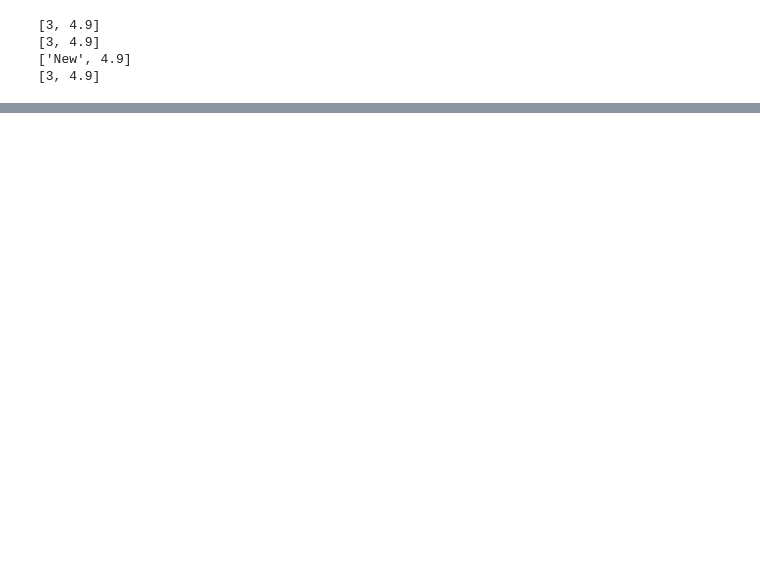
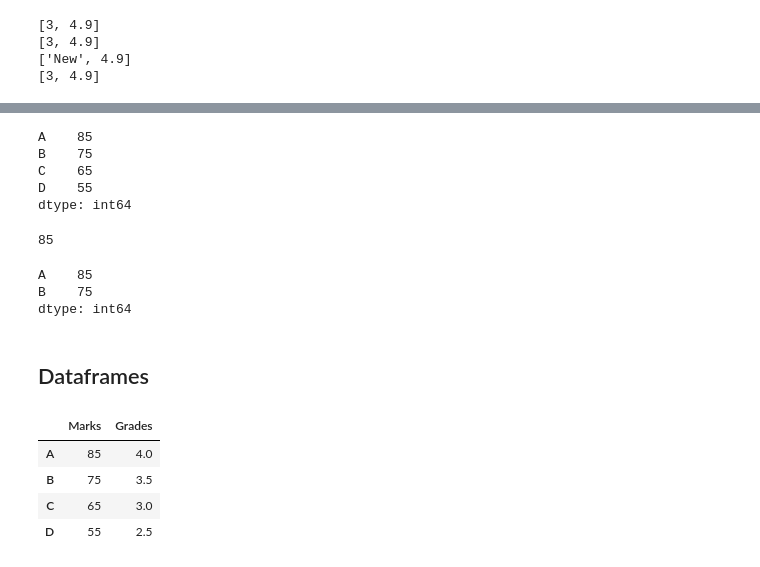
Before and after one commit to josem279/python_practice, a Jupyter notebook: Mastering_Python_Tutorial/MasteringPython_Part2.ipynb, the cells around one changed output, grey strips where cells are left out. Saved outputs shown, nothing was run; the diff lists cells and outputs as text; code cells hidden in the pictures; blank space fills up the shorter version.

```diff
--- a/Mastering_Python_Tutorial/MasteringPython_Part2.ipynb
+++ b/Mastering_Python_Tutorial/MasteringPython_Part2.ipynb
@@ -165,0 +522,32 @@ print(l[0:2])
+# %%
+marks
+# %% [output]
+A    85
+B    75
+C    65
+D    55
+dtype: int64
+# %%
+# Accessing marks based on index - explicit
+marks["A"]
+# %% [output]
+85
+# %%
+# Slicing based on position - implicit value of index
+marks[0:2]
+# %% [output]
+A    85
+B    75
+dtype: int64
+# %% [markdown]
+## Dataframes
+# %%
+# Creating a DF with our marks and grades Series - more than one dimension
+new_df = pd.DataFrame({"Marks": marks, "Grades": grades})
+new_df
+# %% [output]
+|  | Marks | Grades |
+| A | 85 | 4.0 |
+| B | 75 | 3.5 |
+| C | 65 | 3.0 |
+| D | 55 | 2.5 |
```
Also changed, not shown: parts of 79 cells of this notebook.
